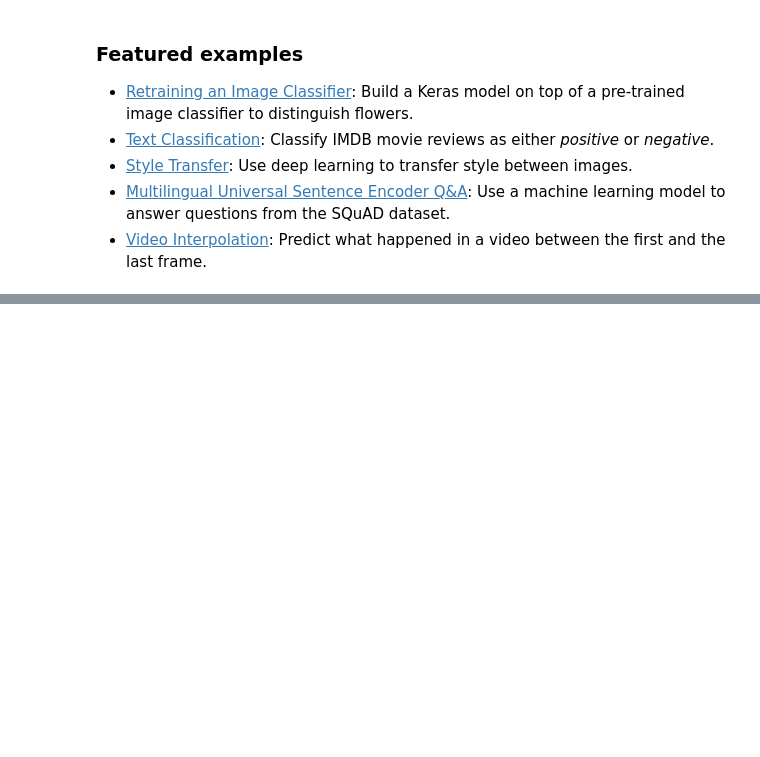
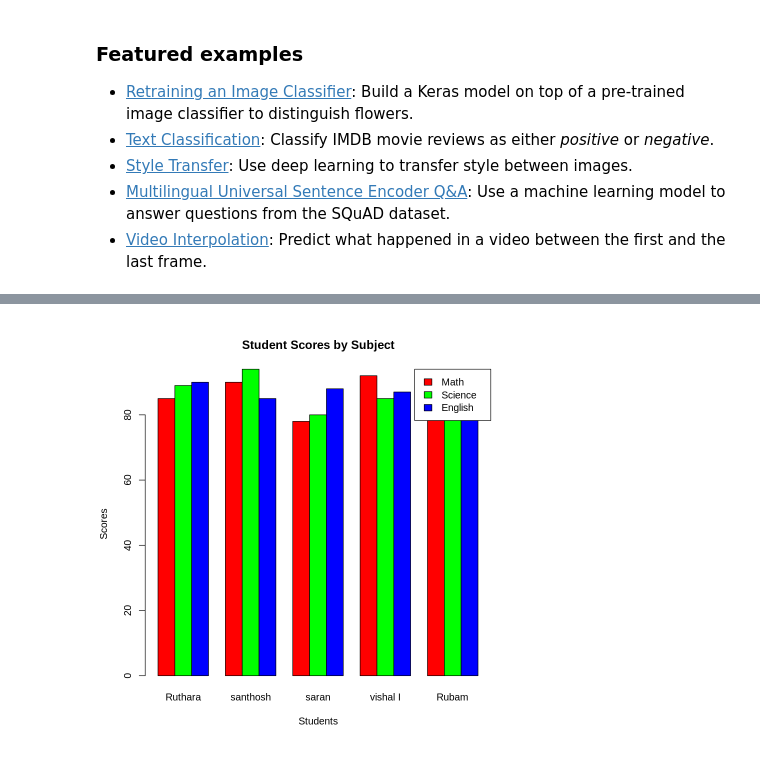
Before and after one commit to kajamaqbool/CODSOFT, a Jupyter notebook: Welcome_To_Colab.ipynb, the cells around one changed output, grey strips where cells are left out. Cells and saved outputs as stored; diff of their text form; code cells hidden in the pictures; blank space fills up the shorter version.

```diff
--- a/Welcome_To_Colab.ipynb
+++ b/Welcome_To_Colab.ipynb
@@ -252,0 +259,17 @@ plt.show()
+# %%
+# Prepare the data: scores only
+scores <- as.matrix(students[, c("Math", "Science", "English")])
+rownames(scores) <- students$Student
+
+# Create grouped barplot
+barplot(t(scores),
+        beside = TRUE,
+        col = c("red", "green", "blue"),
+        legend.text = c("Math", "Science", "English"),
+        args.legend = list(x = "topright"),
+        main = "Student Scores by Subject",
+        ylab = "Scores",
+        xlab = "Students",
+        names.arg = students$Student)
+# %% [output]
+[figure, added]
```
Also changed, not shown: parts of 12 cells of this notebook.
